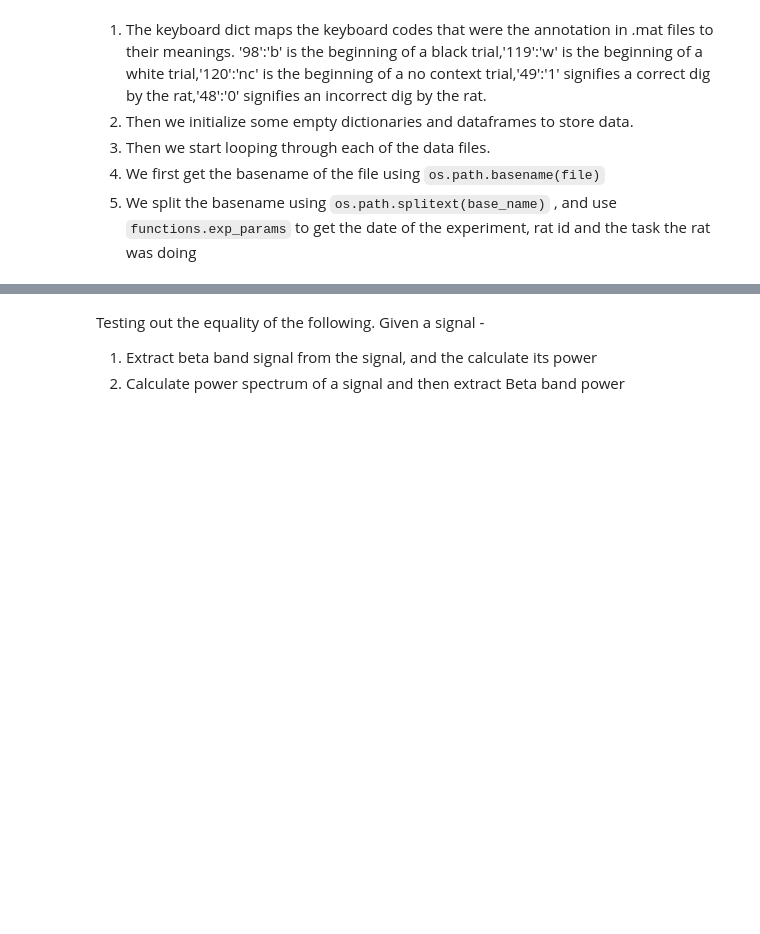
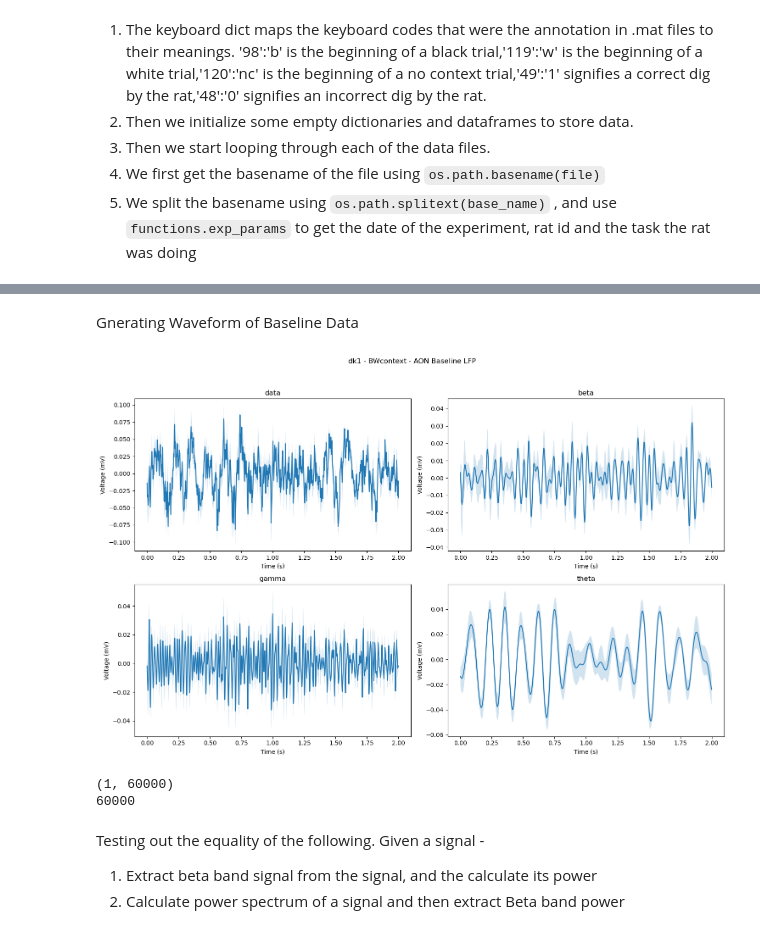
Before and after one commit to namanagrawal97/cpl_analysis_naman, a Jupyter notebook: 01_waveform_plotting.ipynb, the cells around one changed output, grey strips where cells are left out. Drawn from its saved outputs; the diff is of its cells as text; code cells hidden in the pictures; blank space fills up the shorter version.

Commit message:
baseline LFP plots

```diff
--- a/01_waveform_plotting.ipynb
+++ b/01_waveform_plotting.ipynb
@@ -300,5 +185,6 @@ sys.getsizeof(compiled_data_all_epochs)
 task_list=np.unique(compiled_data_all_epochs['experiment'])
 print(task_list)
 compiled_data_all_epochs['experiment'] = compiled_data_all_epochs['experiment'].apply(functions.clean_task)
+baseline_lfp_all['experiment'] = baseline_lfp_all['experiment'].apply(functions.clean_task)
 task_list=np.unique(compiled_data_all_epochs['experiment'])
 print(task_list)
@@ -306,0 +206,56 @@ compiled_data_all_epochs.columns
+# %% [markdown]
+Gnerating Waveform of Baseline Data
+# %%
+import numpy as np
+import scipy.stats
+
+# Sample data for demonstration
+rat = 'dk1'
+task = 'BWcontext'
+channel = 'AON'
+df = baseline_lfp_all[(baseline_lfp_all['rat'] == rat) & (baseline_lfp_all['experiment'] == task) & (baseline_lfp_all['channel'].str.contains(channel))]
+# %%
+import numpy as np
+import scipy.stats
+import matplotlib.pyplot as plt
+
+def calculate_lfp_mean_sem(band):
+    # Assuming total_lfp is already defined and processed
+    total_lfp = np.array(df[band].tolist())
+    total_lfp = np.concatenate(total_lfp, axis=0)
+
+    # Calculate mean and SEM
+    total_lfp_mean = np.mean(total_lfp, axis=0)
+    total_lfp_sem = scipy.stats.sem(total_lfp, axis=0)
+
+    return total_lfp_mean, total_lfp_sem
+
+
+fig, axs=plt.subplots(2,2, figsize=(15,10))
+bands=['data','beta','gamma','theta']
+for i,band in enumerate(bands):
+
+    total_lfp_mean, total_lfp_sem = calculate_lfp_mean_sem(band)
+
+    sampling_rate = 2000  # Hz
+    duration = 2  # seconds
+    num_points = sampling_rate * duration
+
+    # Truncate the data to the first two seconds
+    total_lfp_mean_2s = total_lfp_mean[:num_points]
+    total_lfp_sem_2s = total_lfp_sem[:num_points]
+
+    # Create the time array for the first two seconds
+    time_2s = np.arange(0, duration, 1 / sampling_rate)
+
+    axs[i//2,i%2].plot(time_2s,total_lfp_mean_2s)
+    axs[i//2,i%2].fill_between(time_2s, total_lfp_mean_2s - total_lfp_sem_2s, total_lfp_mean_2s + total_lfp_sem_2s, alpha=0.2)
+    axs[i//2,i%2].set_title(band)
+    axs[i//2,i%2].set_xlabel('Time (s)')
+    axs[i//2,i%2].set_ylabel('Voltage (mV)')
+fig.suptitle(f'{rat} - {task} - {channel} Baseline LFP')
+fig.tight_layout(rect=[0, 0.03, 1, 0.95])
+fig.savefig(f'{savepath}{rat}_{task}_{channel}_baseline_lfp.png')
+plt.show()
+# %% [output]
+[figure, added]
@@ -307,3 +284,9 @@ compiled_data_all_epochs.columns
+# %%
+print(np.array(df['data'].values[0]).shape)
+print(min_length)
+# %% [output]
+(1, 60000)
+60000
 # %%
 rat_list=list(np.unique(compiled_data_all_epochs['rat']))
 window=[-2,2] #Set the window for the the waveform
```
Also changed, not shown: parts of 7 cells of this notebook.
